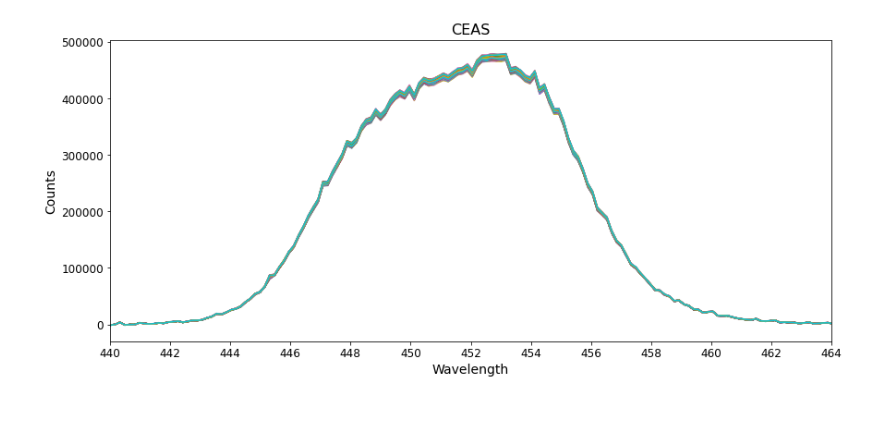
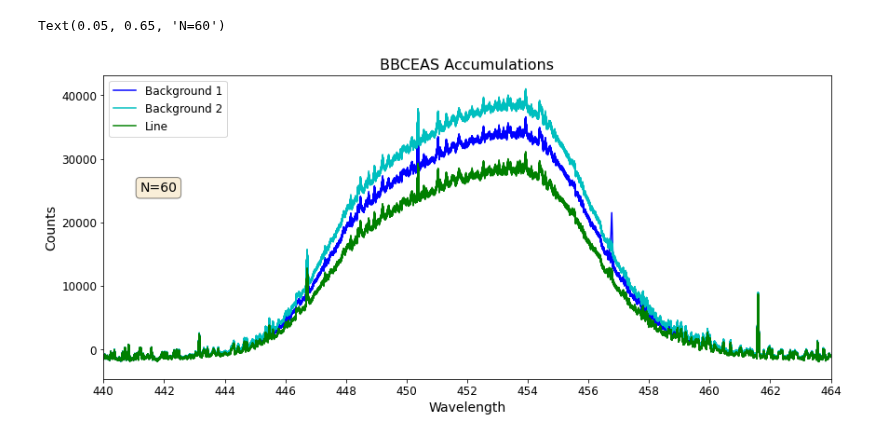
Before and after one commit to mixtli-c/cca-jupyter, a Jupyter notebook: CEAS_AvaSoft_Accums.ipynb, the cells around one changed output. Saved outputs shown, nothing was run; the diff lists cells and outputs as text; code cells hidden in the pictures; blank space fills up the shorter version.

```diff
--- a/CEAS_AvaSoft_Accums.ipynb
+++ b/CEAS_AvaSoft_Accums.ipynb
@@ -76,22 +123,83 @@ array([[  247.5 , -4129.  , -3609.  , ..., -3772.  , -3672.  , -3703.  ],
 # %%
-cols=len(ceaspecacc10[0,:])
+## Single plot of accumulations
+spectra = nov11bg2b
+cols=len(spectra[0,:])
 col = 1
 
 f, ax0 = plt.subplots(figsize=(14,6))
 
 while col < cols:
-    ax0.plot(ceaspecacc10[:,0],ceaspecacc10[:,col])
+    ax0.plot(spectra[:,0],spectra[:,col])
     col = col+1
 
 ## Formatting
+props = dict(boxstyle='round', facecolor='wheat', alpha=0.5)
 ax0.set_xlim(440,464)
 ax0.set_xticks(np.arange(440,466,2))
 ax0.set_xlabel('Wavelength',size=14)
 #ax0.set_ylabel('molecule/cm$^2$',size=14)
 ax0.set_ylabel('Counts',size=14)
-ax0.set_title("CEAS",size=16)
+ax0.set_title("BBCEAS Accumulations",size=16)
 #ax0.legend(fontsize=12, loc='upper left')
 ax0.tick_params(labelsize=12)
+#ax0.text(0.05, 0.95, 'Accumulations', transform=ax0.transAxes, fontsize=14,verticalalignment='top', bbox=props)
-# %% [output]
-[figure, removed]
+# %%
+## Single plot of comparison of accumulations
+f, ax0 = plt.subplots(figsize=(14,6))
+
+spectra = DCbg1
+cols=len(spectra[0,:])
+col = 2
+
+ax0.plot(spectra[:,0],spectra[:,1],'-b',label="Background 1")
+
+while col < cols:
+    ax0.plot(spectra[:,0],spectra[:,col],'-b')
+    col = col+1
+
+spectra = DCbg2
+cols=len(spectra[0,:])
+col = 2
+
+ax0.plot(spectra[:,0],spectra[:,1],'-c',label="Background 2")
+
+while col < cols:
+    ax0.plot(spectra[:,0],spectra[:,col],'-c')
+    col = col+1
+
+spectra = DCln1
+cols=len(spectra[0,:])
+col = 2
+
+ax0.plot(spectra[:,0],spectra[:,1],'-g',label="Line")
+
+while col < cols:
+    ax0.plot(spectra[:,0],spectra[:,col],'-g')
+    col = col+1
+
+#spectra = nov11ln1b
+#cols=len(spectra[0,:])
+#col = 2
+#
+#ax0.plot(spectra[:,0],spectra[:,1],'-r',label="Line Nov 11")
+#
+#while col < cols:
+#    ax0.plot(spectra[:,0],spectra[:,col],'-r')
+#    col = col+1
+#
+## Formatting
+props = dict(boxstyle='round', facecolor='wheat', alpha=0.5)
+ax0.set_xlim(440,464)
+ax0.set_xticks(np.arange(440,466,2))
+ax0.set_xlabel('Wavelength',size=14)
+#ax0.set_ylabel('molecule/cm$^2$',size=14)
+ax0.set_ylabel('Counts',size=14)
+ax0.set_title("BBCEAS Accumulations",size=16)
+ax0.legend(fontsize=12, loc='upper left')
+ax0.tick_params(labelsize=12)
+ax0.text(0.05, 0.65, 'N=60', transform=ax0.transAxes, fontsize=14,verticalalignment='top', bbox=props)
+#plt.savefig('BBCEASaccums.png')
+# %% [output]
+Text(0.05, 0.65, 'N=60')
+[figure, added]
 # %%
```
Also changed, not shown: parts of 26 cells of this notebook, 14 other files.
